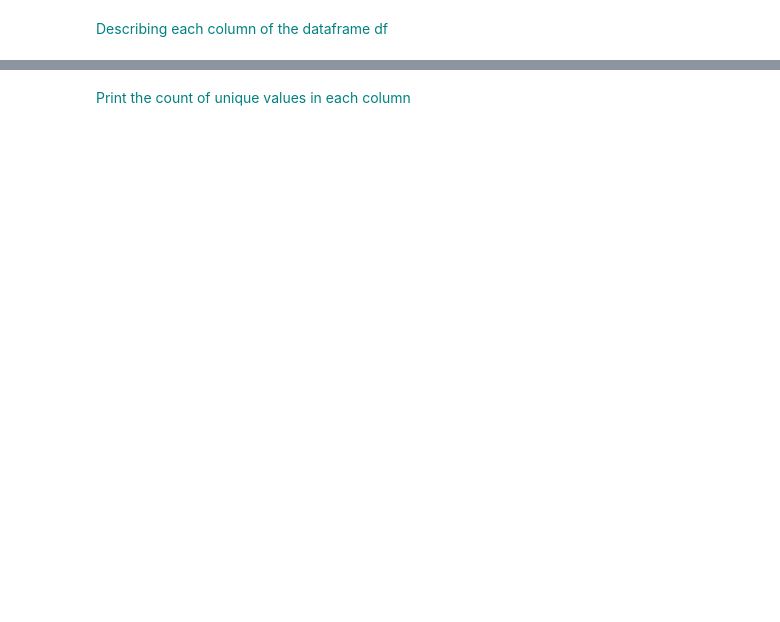
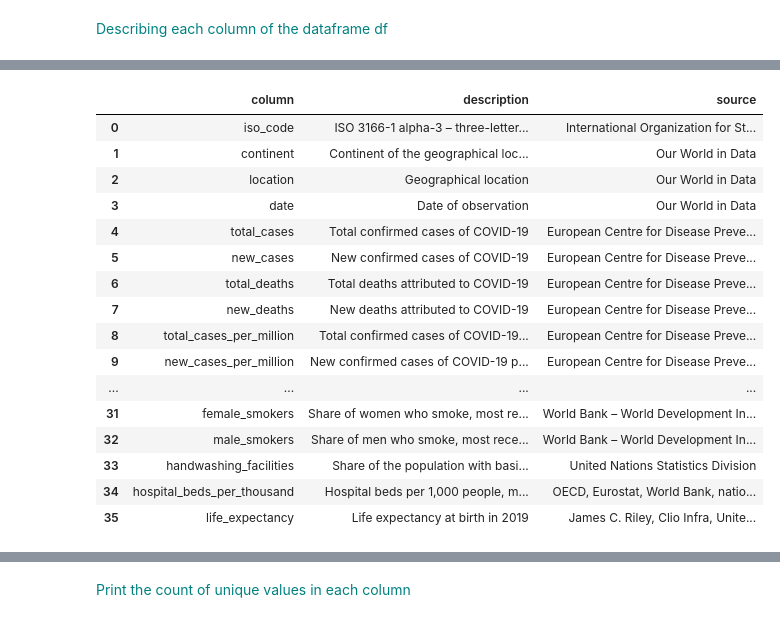
Before and after one commit to umamohantm/springboard, a Jupyter notebook: Capstone 1/Capstone Project - Data Wrangling .ipynb, the cells around one changed output, grey strips where cells are left out. Saved outputs shown, nothing was run; the diff lists cells and outputs as text; code cells hidden in the pictures; blank space fills up the shorter version.

```diff
--- a/Capstone 1/Capstone Project - Data Wrangling .ipynb
+++ b/Capstone 1/Capstone Project - Data Wrangling .ipynb
@@ -172,3 +109,25 @@ Column|Description|Source
+# %%
+col_desc = pd.read_csv("covid_var_desc.csv")
+col_desc.set_index('column')
+col_desc
+# %% [output]
+|  | column | description | source |
+| 0 | iso_code | ISO 3166-1 alpha-3 – three-letter... | International Organization for St... |
+| 1 | continent | Continent of the geographical loc... | Our World in Data |
+| 2 | location | Geographical location | Our World in Data |
+| 3 | date | Date of observation | Our World in Data |
+| 4 | total_cases | Total confirmed cases of COVID-19 | European Centre for Disease Preve... |
+| 5 | new_cases | New confirmed cases of COVID-19 | European Centre for Disease Preve... |
+| 6 | total_deaths | Total deaths attributed to COVID-19 | European Centre for Disease Preve... |
+| 7 | new_deaths | New deaths attributed to COVID-19 | European Centre for Disease Preve... |
+| 8 | total_cases_per_million | Total confirmed cases of COVID-19... | European Centre for Disease Preve... |
+| 9 | new_cases_per_million | New confirmed cases of COVID-19 p... | European Centre for Disease Preve... |
+| ... | ... | ... | ... |
+| 31 | female_smokers | Share of women who smoke, most re... | World Bank – World Development In... |
+| 32 | male_smokers | Share of men who smoke, most rece... | World Bank – World Development In... |
+| 33 | handwashing_facilities | Share of the population with basi... | United Nations Statistics Division |
+| 34 | hospital_beds_per_thousand | Hospital beds per 1,000 people, m... | OECD, Eurostat, World Bank, natio... |
+| 35 | life_expectancy | Life expectancy at birth in 2019 | James C. Riley, Clio Infra, Unite... |
 # %%
 #printing the dimensions of the dataframe df
 df.shape
```
Also changed, not shown: parts of 32 cells of this notebook.
